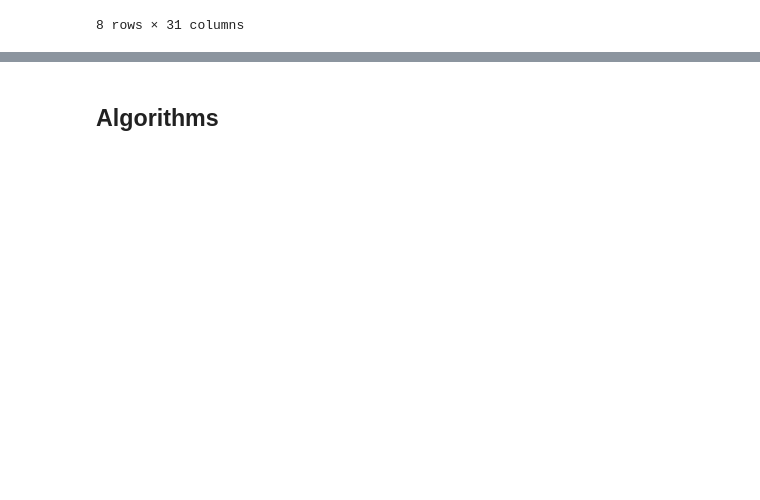
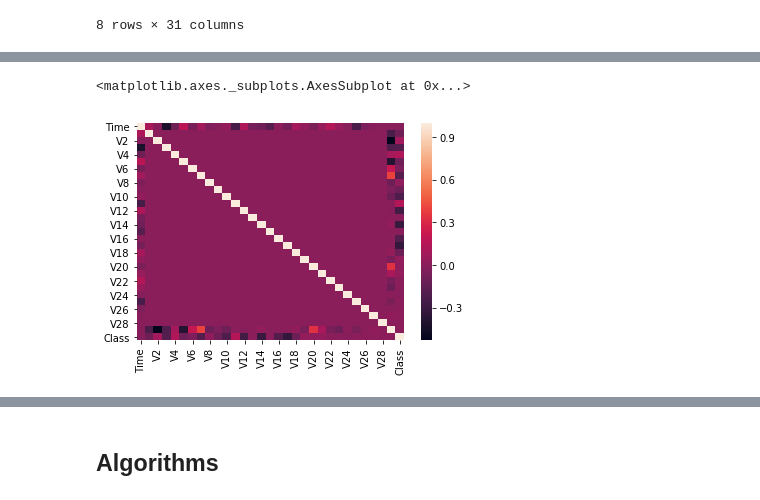
Before and after one commit to k-Petropoulos/imbalanced, a Jupyter notebook: src/notebook/Miny test.ipynb, the cells around one changed output, grey strips where cells are left out. Drawn from its saved outputs; the diff is of its cells as text; code cells hidden in the pictures; blank space fills up the shorter version.

```diff
--- a/src/notebook/Miny test.ipynb
+++ b/src/notebook/Miny test.ipynb
@@ -57 +60,8 @@ df.describe()
 8 rows × 31 columns
+# %%
+corr = df.corr()
+# %%
+sns.heatmap(corr)
+# %% [output]
+<matplotlib.axes._subplots.AxesSubplot at 0x...>
+[figure, added]
```
Also changed, not shown: parts of 11 cells of this notebook, 1 other file.
